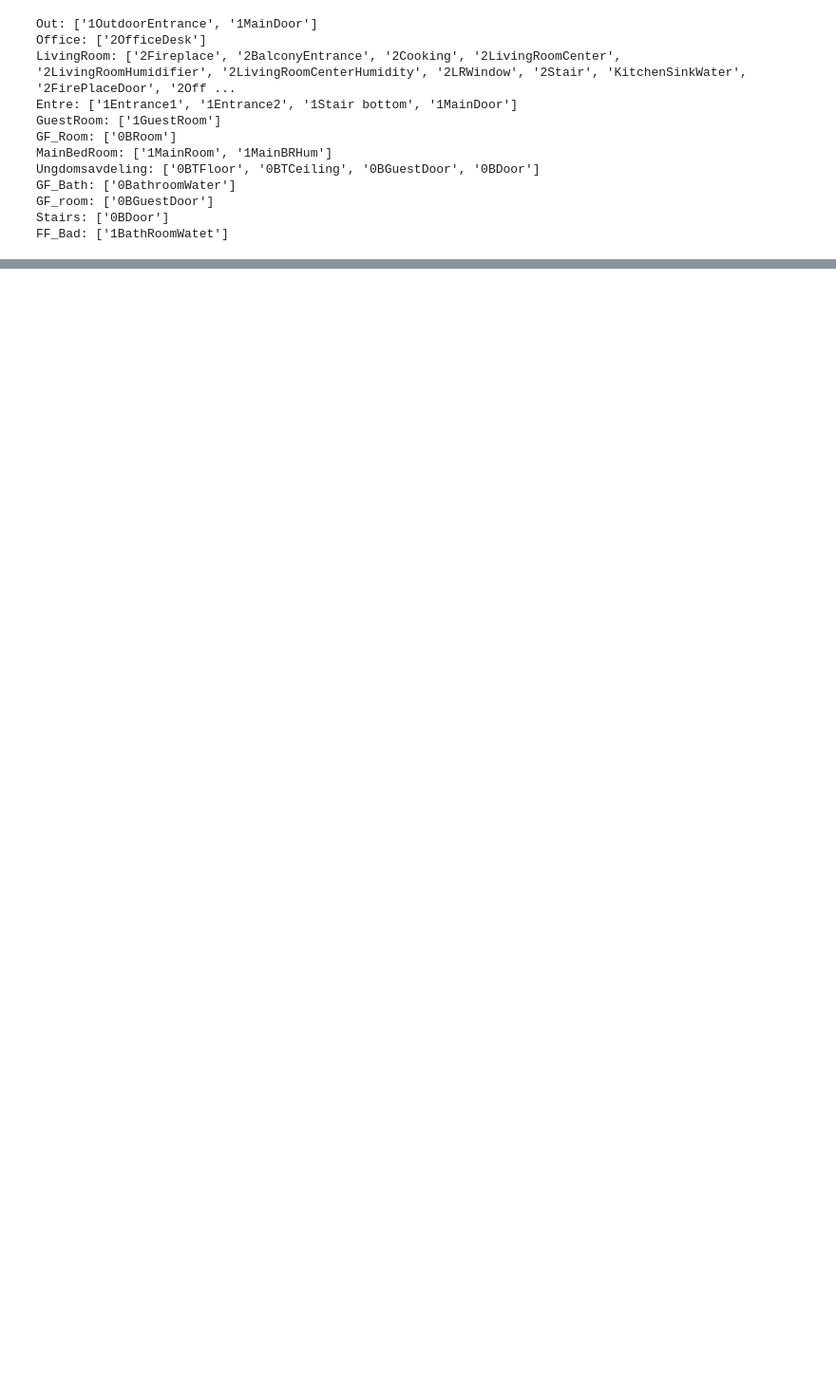
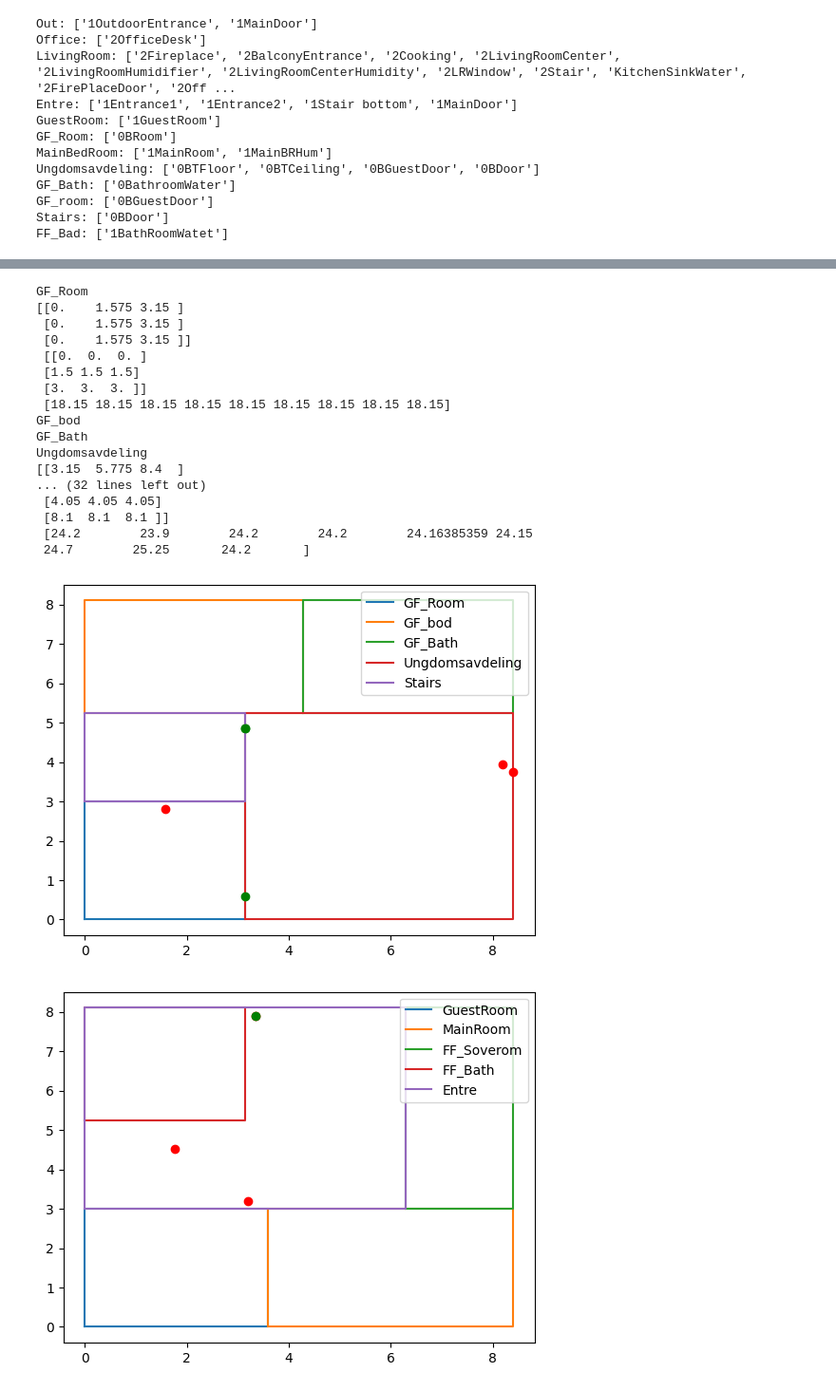
Before and after one commit to oskarhlm/VRDT---Smart-House, a Jupyter notebook: python/disruptive.ipynb, the cells around one changed output, grey strips where cells are left out. Shown at 95% size. Drawn from its saved outputs; the diff is of its cells as text; code cells hidden in the pictures; blank space fills up the shorter version.

```diff
--- a/python/disruptive.ipynb
+++ b/python/disruptive.ipynb
@@ -261,10 +237,6 @@ for device in sensorList:
 # Print the sensors for each room
 for room_name, sensors in room_sensors.items():
     print(f'{room_name}: {sensors}')
-
-sensor_room=[]
-for sensor in sensorList:
-    sensor_room.append(Sensor_Values[sensor]['room'])
 # %% [output]
 Out: ['1OutdoorEntrance', '1MainDoor']
 Office: ['2OfficeDesk']
@@ -389,0 +390,62 @@ def interpolate(room):
+# %%
+i=0
+for floor in Floor:
+    i+=1
+    for room in Floor[floor]:
+        temp=[]
+        if len(room_coords[room])<5:
+            a=Square_room(room_coords[room])
+        else:
+            a=Not_square_room(room_coords[room])
+        x_coords=a[0],a[2],a[2],a[0],a[0]
+        y_coords=a[1],a[1],a[3],a[3],a[1]
+        plt.figure(i)
+        plt.plot(x_coords,y_coords, label=room)
+        plt.legend()
+        try:
+            S_V=room_sensors[room]
+            for sensor in S_V:
+                sensor_coord=Sensor_Values[sensor]['coords']
+                sensor_name=sensor
+                x=sensor_coord[0]
+                y=sensor_coord[1]
+                if Sensor_Values[sensor]['Type']=='temperature':
+                    plt.plot(x,y,'ro')
+                elif Sensor_Values[sensor]['Type']=='proximity':
+                    plt.plot(x,y,'go')
+                elif Sensor_Values[sensor]['Type']=='humidity':
+                    plt.plot(x,y,'bo')
+                plt.legend(loc='upper right')
+        except:
+            None
+        grid=room_grid(room)
+        xi,yi=np.meshgrid(grid[:3,0],grid[:,1][::3])
+        try:
+            print(room)
+            plt.figure(2+i)
+            z=interpolate(room)
+            print(xi,'\n',yi,'\n',z)
+            plt.contour(xi,yi,z)
+            plt.legend
+        except:
+            None
+# %% [output]
+GF_Room
+[[0.    1.575 3.15 ]
+ [0.    1.575 3.15 ]
+ [0.    1.575 3.15 ]]
+ [[0.  0.  0. ]
+ [1.5 1.5 1.5]
+ [3.  3.  3. ]]
+ [18.15 18.15 18.15 18.15 18.15 18.15 18.15 18.15 18.15]
+GF_bod
+GF_Bath
+Ungdomsavdeling
+[[3.15  5.775 8.4  ]
+... (32 lines left out)
+ [4.05 4.05 4.05]
+ [8.1  8.1  8.1 ]]
+ [24.2        23.9        24.2        24.2        24.16385359 24.15
+ 24.7        25.25       24.2       ]
+[figure, added]
+[figure, added]
```
Also changed, not shown: parts of 17 cells of this notebook.
